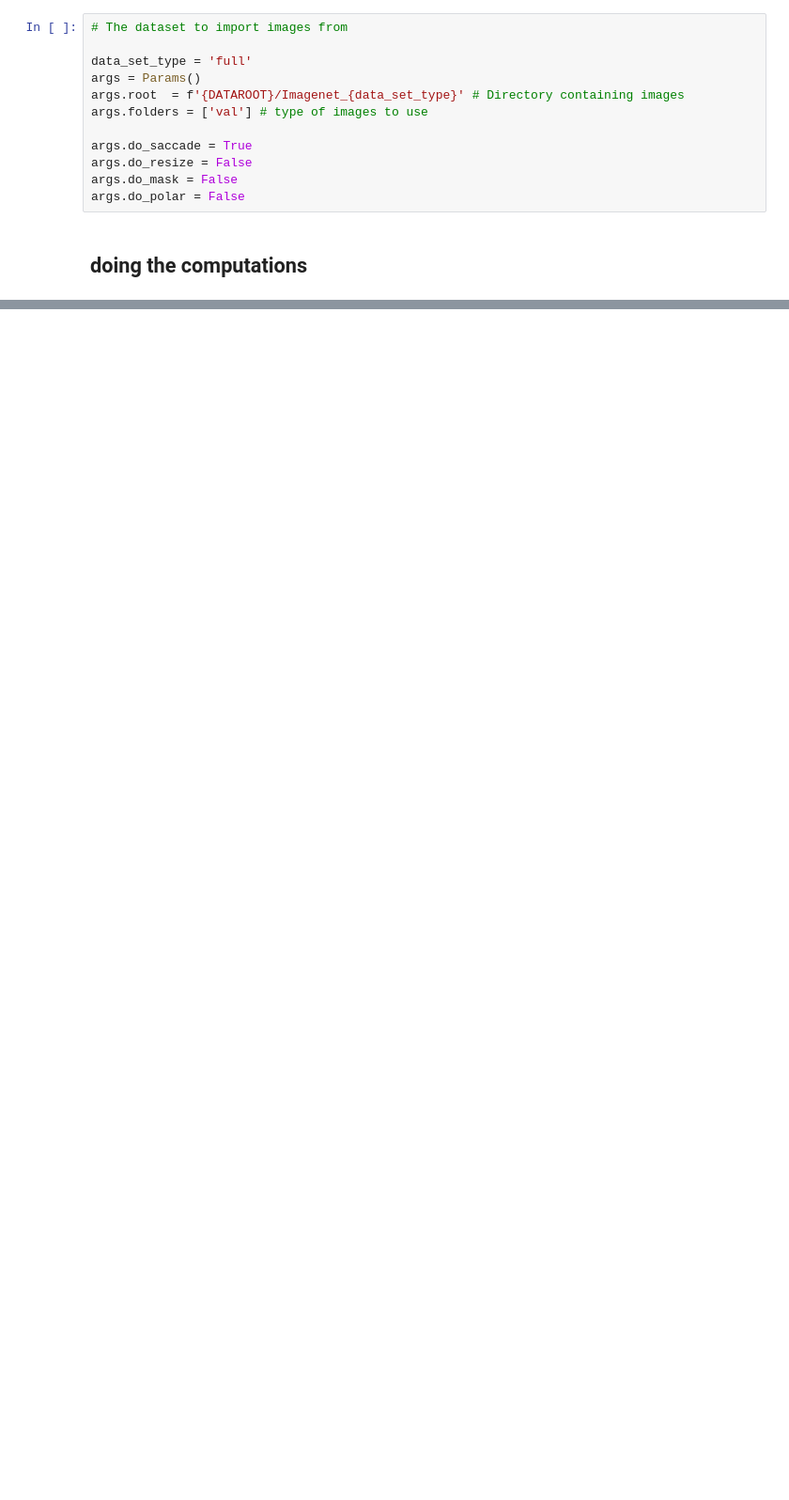
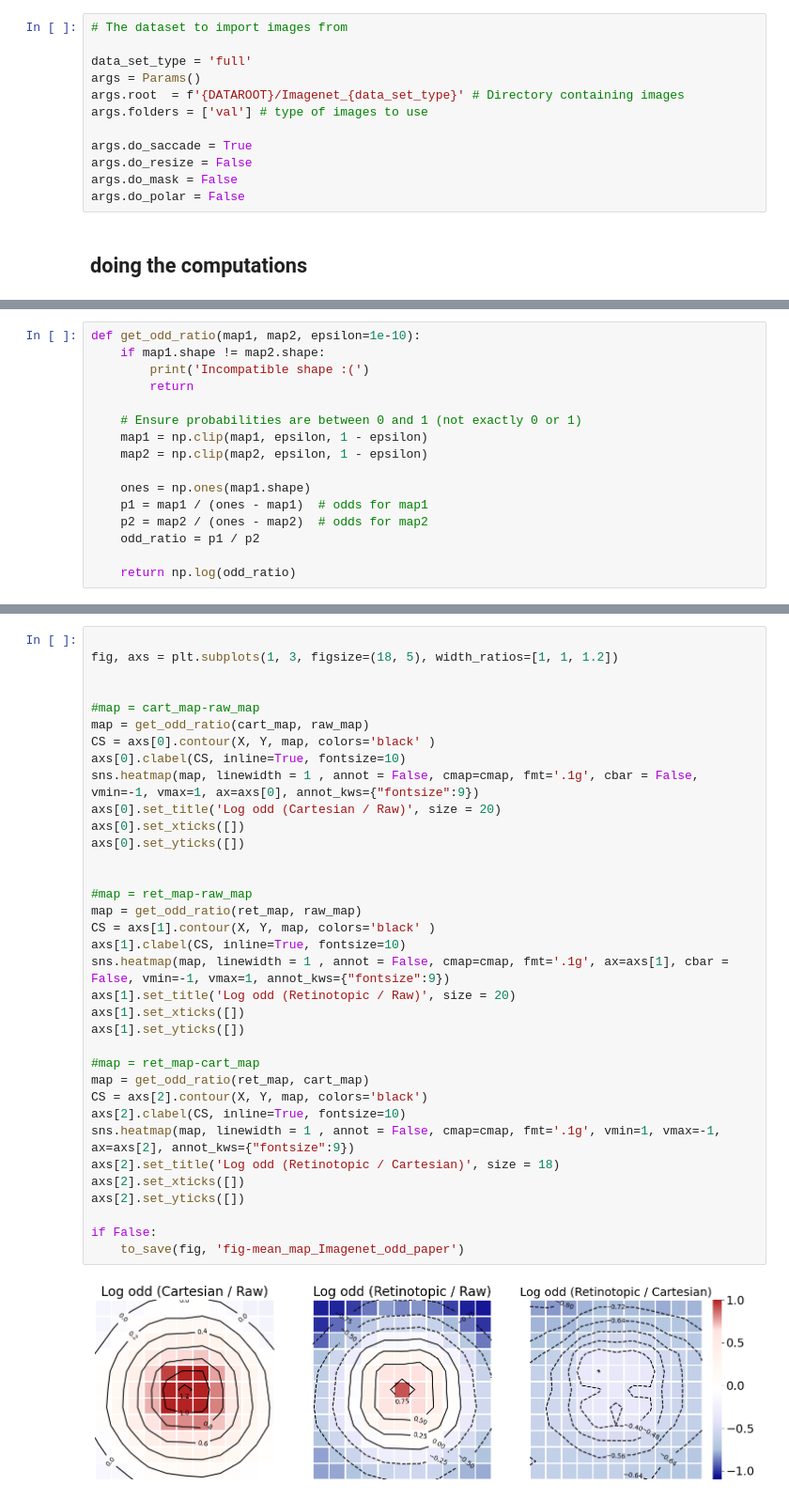
Before and after one commit to bicv/Retinotopy, a Jupyter notebook: 22_scan_mean_nan.ipynb, the cells around one changed output, grey strips where cells are left out. Shown at 94% size. Drawn from its saved outputs; the diff is of its cells as text; blank space fills up the shorter version.

```diff
--- a/22_scan_mean_nan.ipynb
+++ b/22_scan_mean_nan.ipynb
@@ -138,0 +208,16 @@ for ext in ['pdf', 'png']:
+# %%
+def get_odd_ratio(map1, map2, epsilon=1e-10):
+    if map1.shape != map2.shape:
+        print('Incompatible shape :(')
+        return
+
+    # Ensure probabilities are between 0 and 1 (not exactly 0 or 1)
+    map1 = np.clip(map1, epsilon, 1 - epsilon)
+    map2 = np.clip(map2, epsilon, 1 - epsilon)
+
+    ones = np.ones(map1.shape)
+    p1 = map1 / (ones - map1)  # odds for map1
+    p2 = map2 / (ones - map2)  # odds for map2
+    odd_ratio = p1 / p2
+
+    return np.log(odd_ratio)
@@ -138,0 +260,37 @@ for ext in ['pdf', 'png']:
+# %%
+
+fig, axs = plt.subplots(1, 3, figsize=(18, 5), width_ratios=[1, 1, 1.2])
+
+
+#map = cart_map-raw_map
+map = get_odd_ratio(cart_map, raw_map)
+CS = axs[0].contour(X, Y, map, colors='black' )
+axs[0].clabel(CS, inline=True, fontsize=10)
+sns.heatmap(map, linewidth = 1 , annot = False, cmap=cmap, fmt='.1g', cbar = False, vmin=-1, vmax=1, ax=axs[0], annot_kws={"fontsize":9})
+axs[0].set_title('Log odd (Cartesian / Raw)', size = 20)
+axs[0].set_xticks([])
+axs[0].set_yticks([])
+
+
+#map = ret_map-raw_map
+map = get_odd_ratio(ret_map, raw_map)
+CS = axs[1].contour(X, Y, map, colors='black' )
+axs[1].clabel(CS, inline=True, fontsize=10)
+sns.heatmap(map, linewidth = 1 , annot = False, cmap=cmap, fmt='.1g', ax=axs[1], cbar = False, vmin=-1, vmax=1, annot_kws={"fontsize":9})
+axs[1].set_title('Log odd (Retinotopic / Raw)', size = 20)
+axs[1].set_xticks([])
+axs[1].set_yticks([])
+
+#map = ret_map-cart_map
+map = get_odd_ratio(ret_map, cart_map)
+CS = axs[2].contour(X, Y, map, colors='black')
+axs[2].clabel(CS, inline=True, fontsize=10)
+sns.heatmap(map, linewidth = 1 , annot = False, cmap=cmap, fmt='.1g', vmin=1, vmax=-1, ax=axs[2], annot_kws={"fontsize":9})
+axs[2].set_title('Log odd (Retinotopic / Cartesian)', size = 18)
+axs[2].set_xticks([])
+axs[2].set_yticks([])
+
+if False:
+    to_save(fig, 'fig-mean_map_Imagenet_odd_paper')
+# %% [output]
+[figure, added]
```
Also changed, not shown: parts of 12 cells of this notebook.
